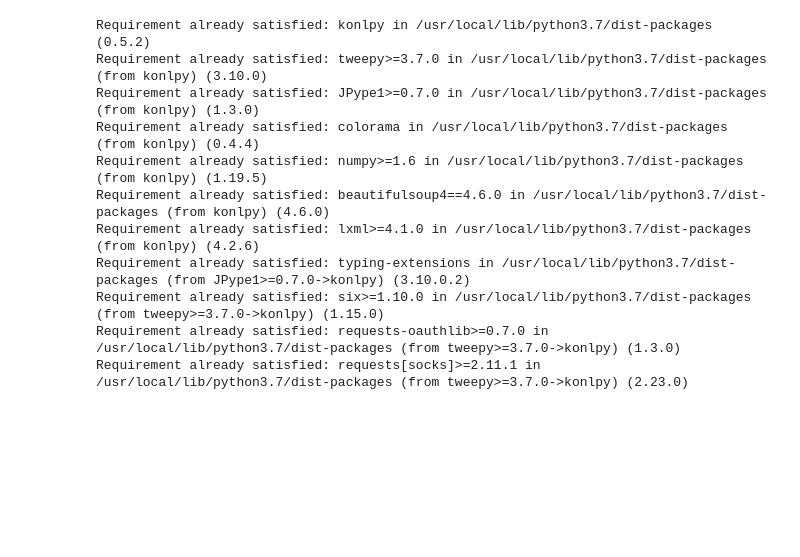
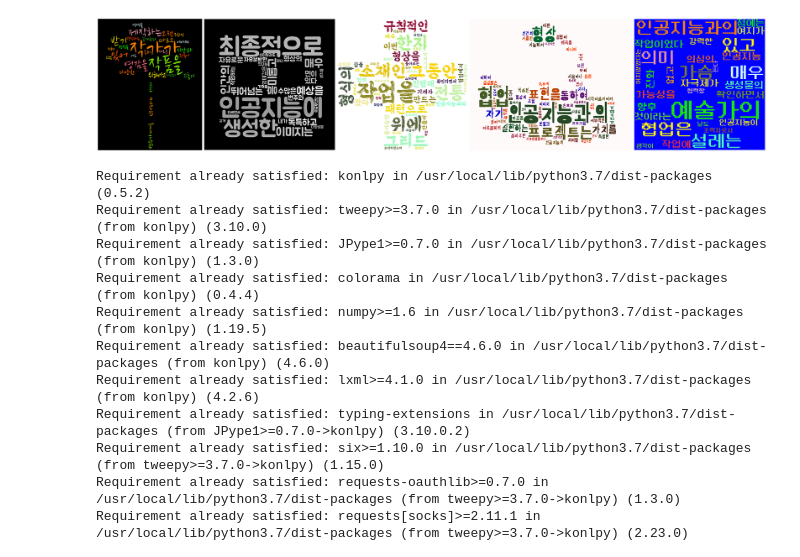
Before and after one commit to artjow/-, a Jupyter notebook: 워드클라우드_시각화하기.ipynb, the cells around one changed output. Saved outputs shown, nothing was run; the diff lists cells and outputs as text; code cells hidden in the pictures; blank space fills up the shorter version.

```diff
--- a/워드클라우드_시각화하기.ipynb
+++ b/워드클라우드_시각화하기.ipynb
@@ -3,3 +16,39 @@
+# %%
+from IPython.display import Image
+Image('/content/Comprehensive image.jpg')
+
+'''
+김창겸)
+작가가 작품을 제작하는 데 있어 영감을 받기 위해선 오랜 시간과 고통이 따르고 다양한 변수가 존재한다.
+그럼 에도 인공지능과의 협업을 통해 확률에 의해 무한정 생성하는 이미지의 세계를 보면서 새로운 영역을 체험했다.
+
+양대원)
+인공지능이 최종적으로 생성한 이미지는 매우 흥미롭고 인간의 예상을 뛰어넘는 독특하고 자유로운 면이 있다.
+수많은 형상의 변주와 자유분방한 형태감은 내가 작업하는 스타일과도 다르면서 무궁무진한 다양성을
+가져줄 수 있다는 생각을 갖게 된다.
+
+유한이)
+그동안 전통 소재인 한지 위에 그리드 형식의 규칙적인 패턴으로 형상을 만드는 작업을 진행해 왔다.
+이번 인공지능과의 협업에서 기계가 만들어 낸 예측 불가능한 형태 감을 확인하면서 오히려
+스스로의 작업을 돌아보는 계기가 되었다. 인공지능의 자유분방한 선을 참고하여 작업에 적용해
+보기도 하면서 새로운 창작 실험을 모색하였으며, 본래의 작업 스타일에 대해 새롭게 생각하고
+확장해 볼 수 있는 기회였다.
+
+이돈순)
+인공지능과의 협업 프로젝트는 형상 표현을 통하여 자기 가치를 실현하는 시각예술가에게 특별한 계기 임에 틀림 없다.
+학습된 인공지능의 생성물은 인간의 손으로 콜라주한 사물이나 형상의 조합 방식에 비하여 예측불허의 변형과 왜곡을
+가능하게 할 뿐 아니라, 이미지 결합에 따른 세부적인 마감을 자연스럽게 처리할 수 있는 능력을 보여 준다.
+또한 사용된 프로그램 특유의 자유분방함이나 다양성, 채색의 세련미 등에서 볼 때 아동화와도 구별되는 장점이 있다.
+전반적인 해상도만 확대해 나간다면 커다란 가능성으로 활용되리라 예측해 본다.
+
+홍경택)
+인공지능과의 협업은 매우 의미 있고 가슴 설레는 작업이었다. 인공지능 생성물의 진화 가능성을 확인하면서
+향후 예술가의 작업에 자극제가 될 것이라는 점에는 의심의 여지가 없고, 인공지능이 예술가의 강력한 조력자로서
+협력할 날도 머지않았다는 생각이 든다.
+
+'''
+# %% [output]
+[figure, added]
 # %%
 !pip install konlpy #KoNLPy(코엔엘파이)는 한국어 정보처리를 위한 파이썬 패키지
 # %% [output]
```
Also changed, not shown: parts of 2 cells of this notebook.
